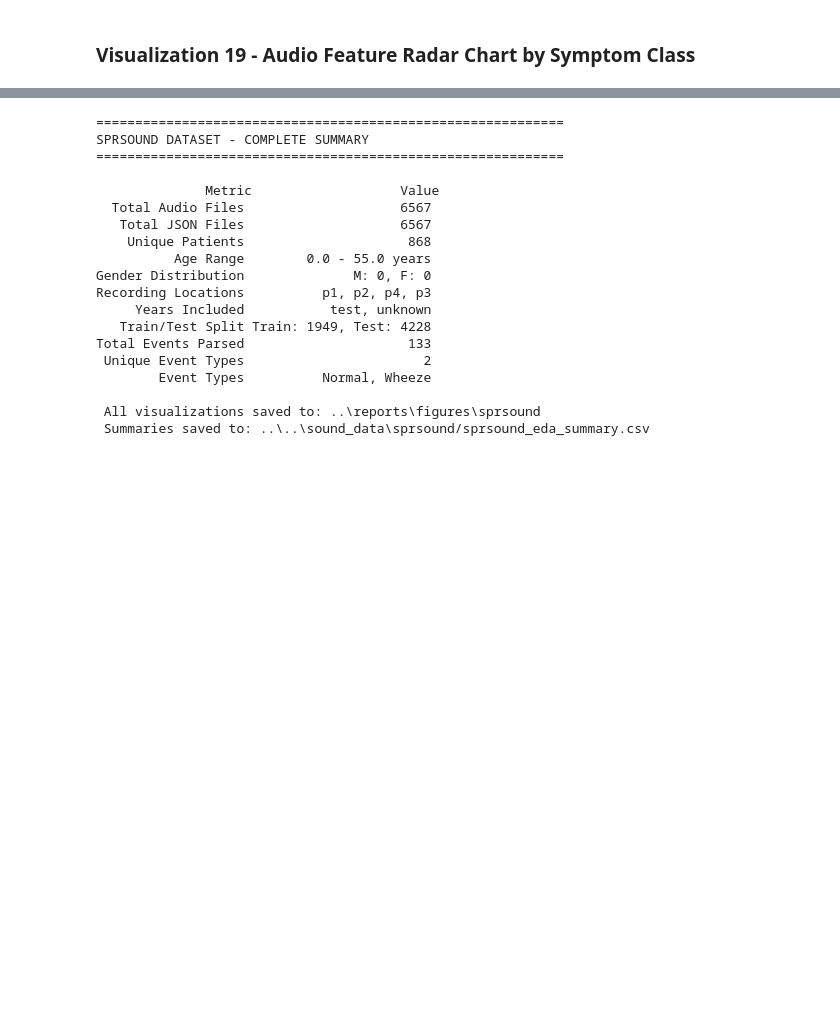
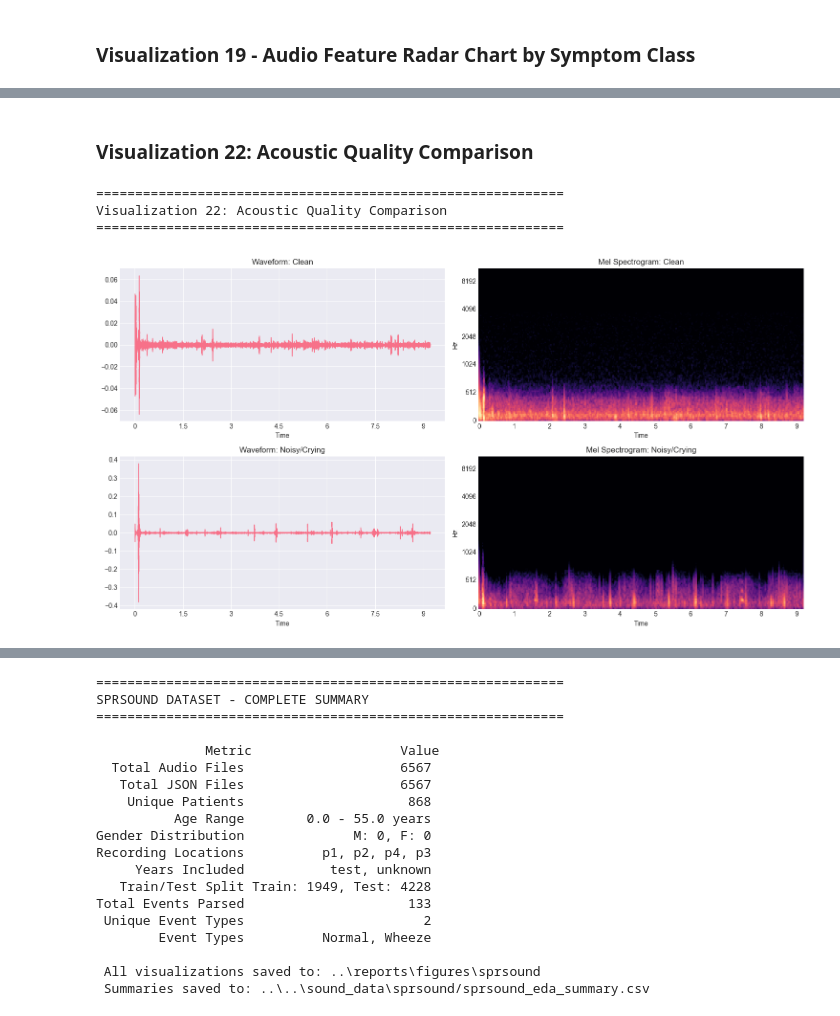
Before and after one commit to mablemunanura/NEONATES, a Jupyter notebook: notebooks/EDA/eda_sprsound.ipynb, the cells around one changed output, grey strips where cells are left out. Cells and saved outputs as stored; diff of their text form; code cells hidden in the pictures; blank space fills up the shorter version.

```diff
--- a/notebooks/EDA/eda_sprsound.ipynb
+++ b/notebooks/EDA/eda_sprsound.ipynb
@@ -1377,0 +1532,31 @@ Normal            0.744     0.744                1.0     0.0   0.921   0.861
+# %% [markdown]
+### Visualization 22: Acoustic Quality Comparison
+# %%
+print("\n" + "="*60)
+print("Visualization 22: Acoustic Quality Comparison")
+print("="*60)
+
+def plot_audio_comparison(file_path_clean, file_path_noisy):
+    fig, ax = plt.subplots(2, 2, figsize=(15, 8))
+
+    for i, path in enumerate([file_path_clean, file_path_noisy]):
+        y, sr = librosa.load(path)
+        # Waveform
+        librosa.display.waveshow(y, sr=sr, ax=ax[i, 0])
+        ax[i, 0].set_title(f'Waveform: {"Clean" if i==0 else "Noisy/Crying"}')
+
+        # Mel Spectrogram
+        S = librosa.feature.melspectrogram(y=y, sr=sr)
+        S_db = librosa.power_to_db(S, ref=np.max)
+        img = librosa.display.specshow(S_db, x_axis='time', y_axis='mel', ax=ax[i, 1])
+        ax[i, 1].set_title(f'Mel Spectrogram: {"Clean" if i==0 else "Noisy/Crying"}')
+
+    plt.tight_layout()
+    plt.show()
+
+plot_audio_comparison(df_files.iloc[0]['full_path'], df_files.iloc[10]['full_path'])
+# %% [output]
+============================================================
+Visualization 22: Acoustic Quality Comparison
+============================================================
+[figure, added]
```
Also changed, not shown: parts of 23 cells of this notebook, 18 other files.
